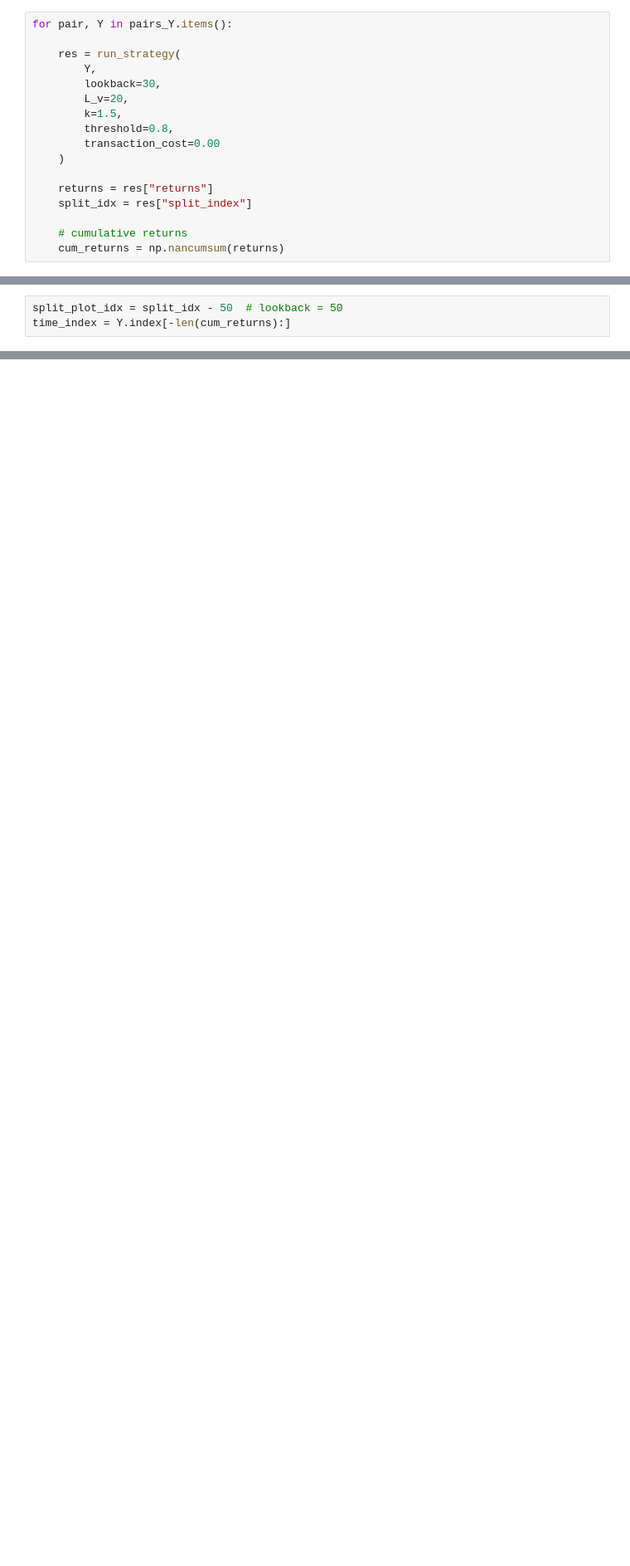
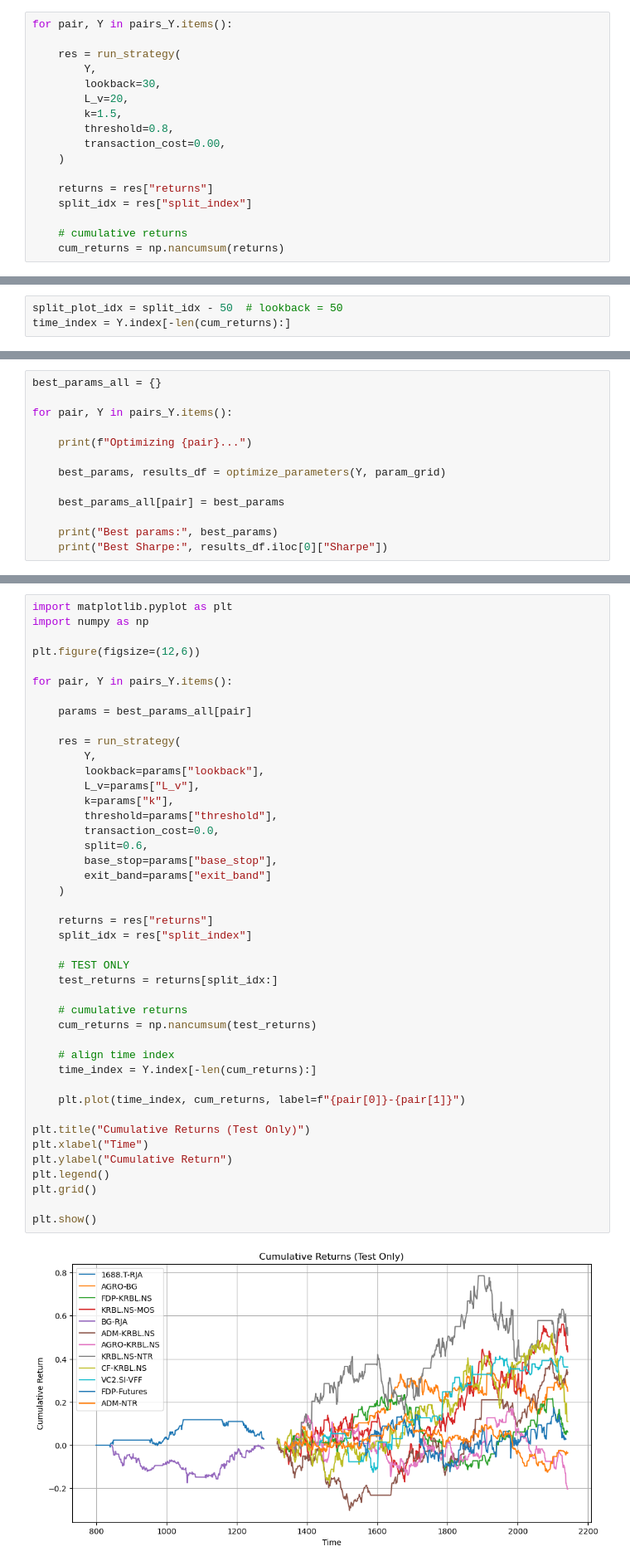
Before and after one commit to NatachaGsn/rice-trading-project, a Jupyter notebook: Trading_game2.ipynb, the cells around one changed output, grey strips where cells are left out. Shown at 83% size. Cells and saved outputs as stored; diff of their text form; blank space fills up the shorter version.

Commit message:
Grid search

```diff
--- a/Trading_game2.ipynb
+++ b/Trading_game2.ipynb
@@ -494,7 +488,7 @@ for pair, Y in pairs_Y.items():
         L_v=20,
         k=1.5,
         threshold=0.8,
-        transaction_cost=0.00
+        transaction_cost=0.00,
     )
 
     returns = res["returns"]
@@ -667,0 +639,13 @@ plot_zscore_signals(df_res)
+# %%
+best_params_all = {}
+
+for pair, Y in pairs_Y.items():
+
+    print(f"Optimizing {pair}...")
+
+    best_params, results_df = optimize_parameters(Y, param_grid)
+
+    best_params_all[pair] = best_params
+
+    print("Best params:", best_params)
+    print("Best Sharpe:", results_df.iloc[0]["Sharpe"])
@@ -667,0 +664,45 @@ plot_zscore_signals(df_res)
+# %%
+import matplotlib.pyplot as plt
+import numpy as np
+
+plt.figure(figsize=(12,6))
+
+for pair, Y in pairs_Y.items():
+
+    params = best_params_all[pair]
+
+    res = run_strategy(
+        Y,
+        lookback=params["lookback"],
+        L_v=params["L_v"],
+        k=params["k"],
+        threshold=params["threshold"],
+        transaction_cost=0.0,
+        split=0.6,
+        base_stop=params["base_stop"],
+        exit_band=params["exit_band"]
+    )
+
+    returns = res["returns"]
+    split_idx = res["split_index"]
+
+    # TEST ONLY
+    test_returns = returns[split_idx:]
+
+    # cumulative returns
+    cum_returns = np.nancumsum(test_returns)
+
+    # align time index
+    time_index = Y.index[-len(cum_returns):]
+
+    plt.plot(time_index, cum_returns, label=f"{pair[0]}-{pair[1]}")
+
+plt.title("Cumulative Returns (Test Only)")
+plt.xlabel("Time")
+plt.ylabel("Cumulative Return")
+plt.legend()
+plt.grid()
+
+plt.show()
+# %% [output]
+[figure, added]
```
Also changed, not shown: parts of 13 cells of this notebook.
